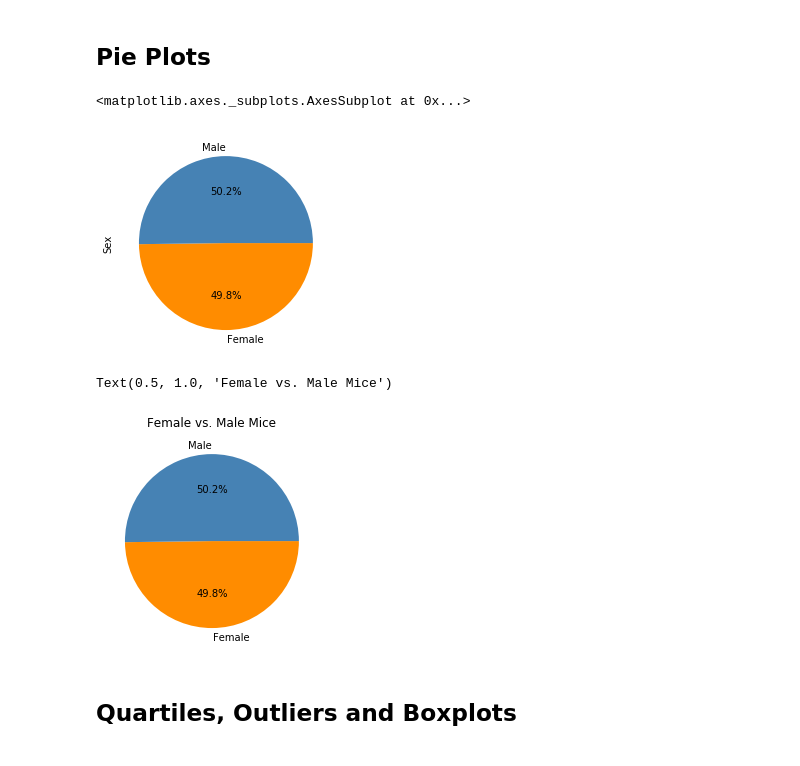
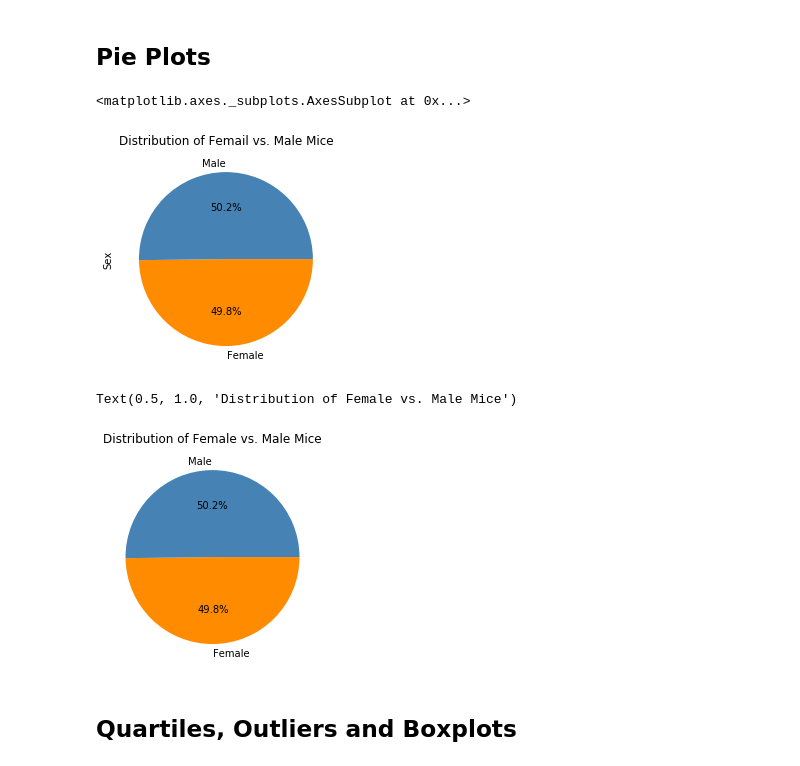
Before and after one commit to pauline-li/Matplotlib, a Jupyter notebook: Pymaceuticals/pymaceuticals_starter.ipynb, the cells around one changed output. Cells and saved outputs as stored; diff of their text form; code cells hidden in the pictures.

```diff
--- a/Pymaceuticals/pymaceuticals_starter.ipynb
+++ b/Pymaceuticals/pymaceuticals_starter.ipynb
@@ -176,17 +176,18 @@ plt.show
 # %%
 # Generate a pie plot showing the distribution of female versus male mice using pandas
 gender = clean_df.groupby(['Sex','Mouse ID'])
 
 gender_df=pd.DataFrame(gender.size())
 
 gender_plot = gender_df.groupby(['Sex']).count()
 gender_plot.columns=['Sex']
 
 
-gender_plot.plot.pie(y= 'Sex', legend='', autopct='%1.1f%%',colors=['darkorange','steelblue'], counterclock=False)
+gender_plot.plot.pie(y= 'Sex', legend='', autopct='%1.1f%%',colors=['darkorange','steelblue'],
+                     title='Distribution of Femail vs. Male Mice', counterclock=False)
 # %% [output]
 <matplotlib.axes._subplots.AxesSubplot at 0x...>
-[figure, old version]
+[figure, new version]
 # %%
 # # Generate a pie plot showing the distribution of female versus male mice using pyplot
 
@@ -195,10 +196,10 @@ x_axis = [124,125]
 explode = (0,0)
 
 plt.pie(x_axis, explode, labels=gender_type, autopct='%1.1f%%', colors=['darkorange','steelblue'], counterclock=False)
-plt.title('Female vs. Male Mice')
+plt.title('Distribution of Female vs. Male Mice')
 # %% [output]
-Text(0.5, 1.0, 'Female vs. Male Mice')
+Text(0.5, 1.0, 'Distribution of Female vs. Male Mice')
-[figure, old version]
+[figure, new version]
 # %% [markdown]
 ## Quartiles, Outliers and Boxplots
 # %%
```
Also changed, not shown: parts of 1 cell of this notebook.
